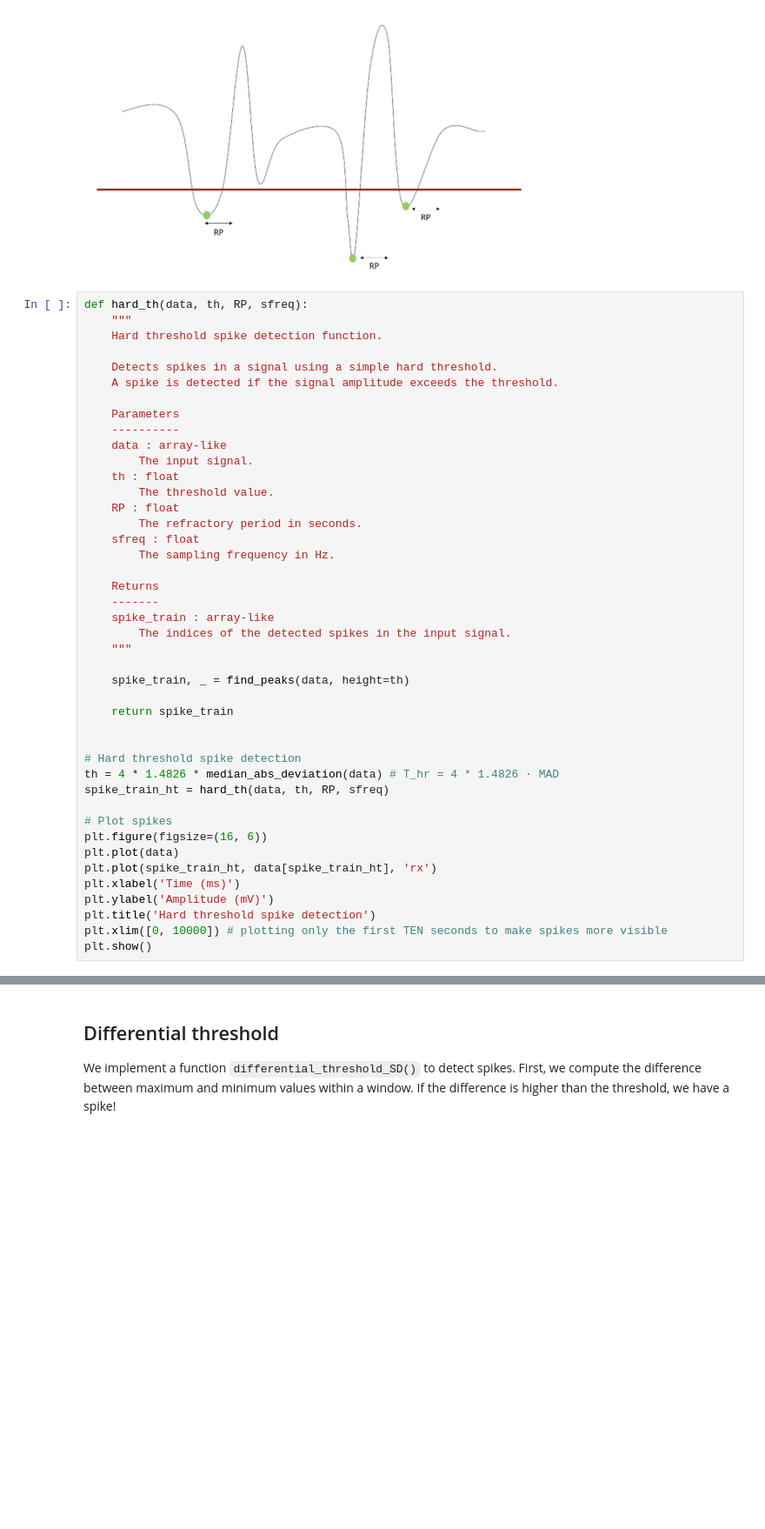
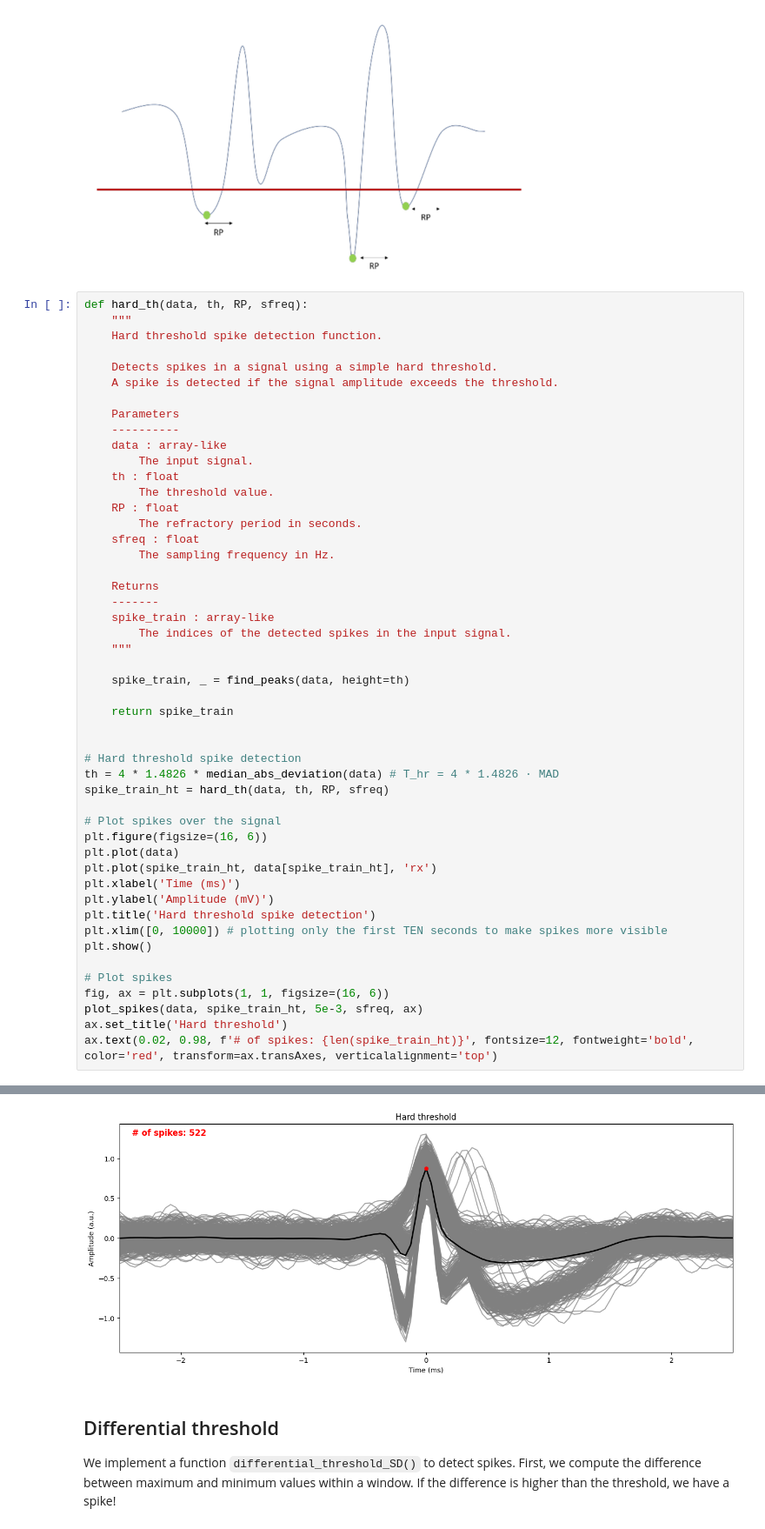
Before and after one commit to omismone/neural-signal-analysis-notes, a Jupyter notebook: labs/lab1/mySpikeDetection.ipynb, the cells around one changed output, grey strips where cells are left out. Shown: that part at 87% size. Saved outputs shown, nothing was run; the diff lists cells and outputs as text; blank space fills up the shorter version.

```diff
--- a/labs/lab1/mySpikeDetection.ipynb
+++ b/labs/lab1/mySpikeDetection.ipynb
@@ -78,7 +123,7 @@ def hard_th(data, th, RP, sfreq):
 th = 4 * 1.4826 * median_abs_deviation(data) # T_hr = 4 * 1.4826 · MAD
 spike_train_ht = hard_th(data, th, RP, sfreq)
 
-# Plot spikes
+# Plot spikes over the signal
 plt.figure(figsize=(16, 6))
 plt.plot(data)
 plt.plot(spike_train_ht, data[spike_train_ht], 'rx')
@@ -87,5 +132,11 @@ plt.ylabel('Amplitude (mV)')
 plt.title('Hard threshold spike detection')
 plt.xlim([0, 10000]) # plotting only the first TEN seconds to make spikes more visible
 plt.show()
+
+# Plot spikes
+fig, ax = plt.subplots(1, 1, figsize=(16, 6))
+plot_spikes(data, spike_train_ht, 5e-3, sfreq, ax)
+ax.set_title('Hard threshold')
+ax.text(0.02, 0.98, f'# of spikes: {len(spike_train_ht)}', fontsize=12, fontweight='bold', color='red', transform=ax.transAxes, verticalalignment='top')
 # %% [output]
 [figure]
@@ -92,3 +144,4 @@ plt.show()
+[figure, added]
 # %% [markdown]
 ## Differential threshold
 We implement a function `differential_threshold_SD()` to detect spikes.
```
Also changed, not shown: parts of 5 cells of this notebook.
